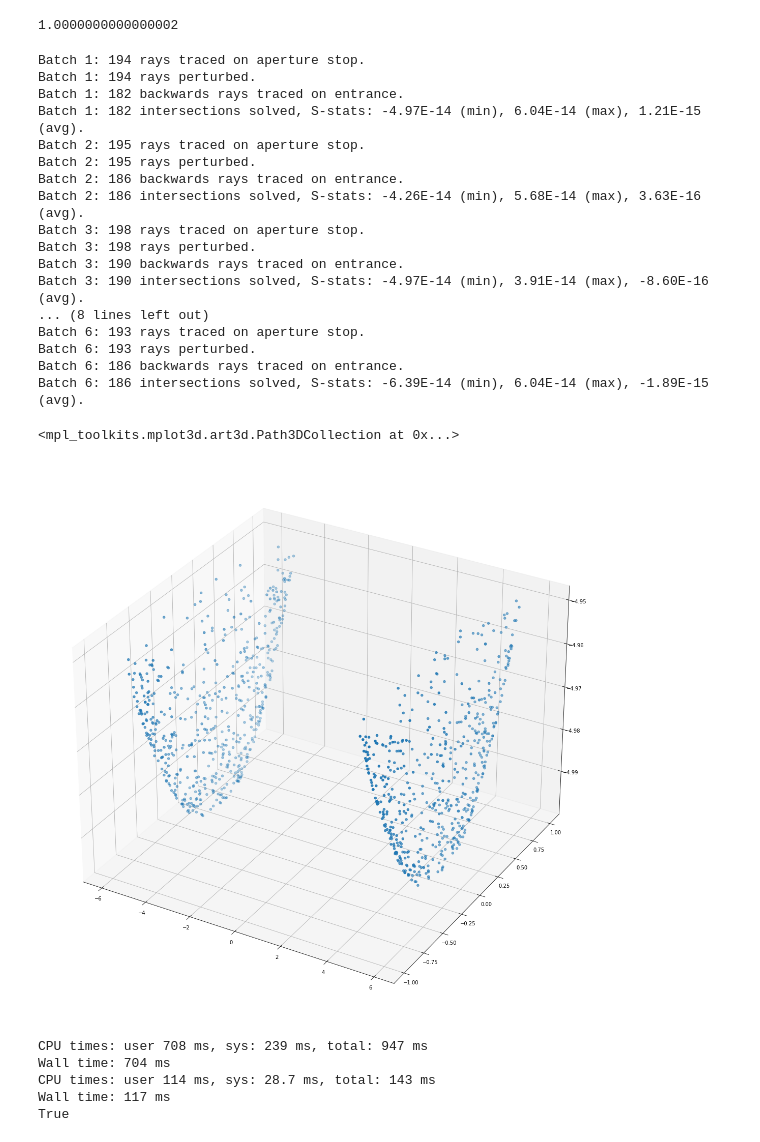
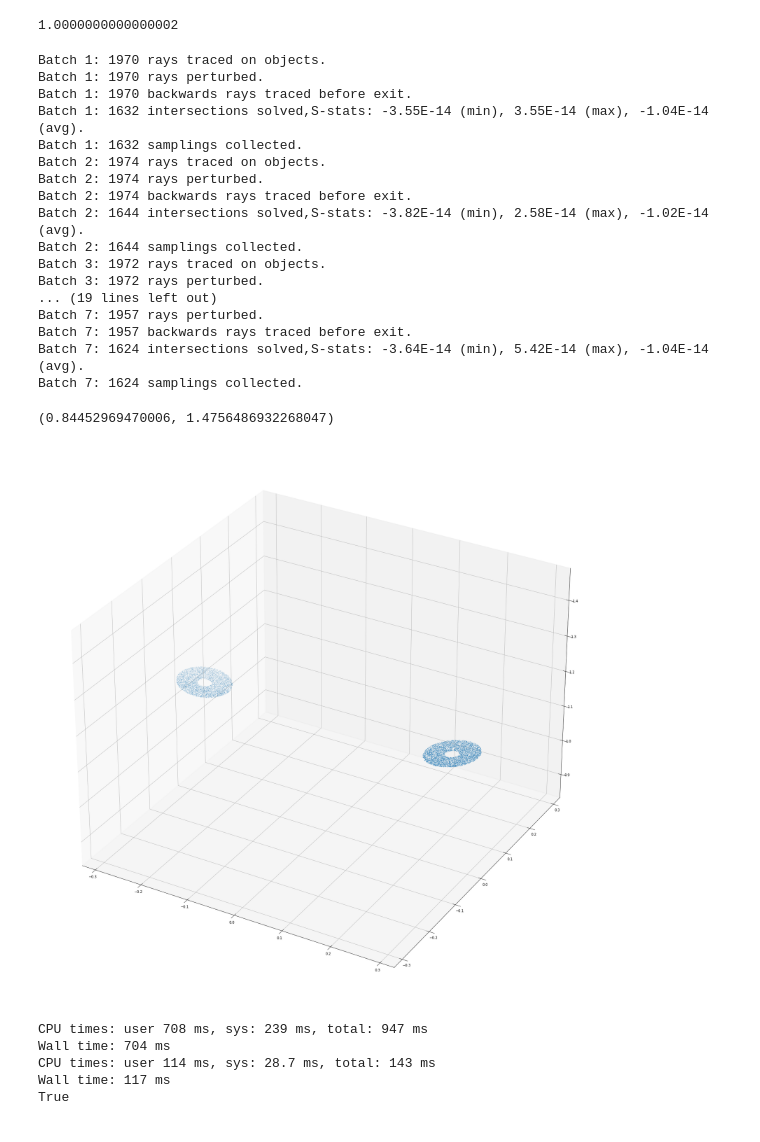
Before and after one commit to pigsboss/pimms, a Jupyter notebook: notes/raytracing.ipynb, the cells around one changed output. Cells and saved outputs as stored; diff of their text form; code cells hidden in the pictures.

```diff
--- a/notes/raytracing.ipynb
+++ b/notes/raytracing.ipynb
@@ -23,30 +22,35 @@ np.max(pt[-1]['direction'][m,2])
 [-1  0  4]
 1.0000000000000002
 # %%
-n=opn.entrance_pupil(min_samplings=1000,batch_rays=100,verbose=True)
-fig=plt.figure(figsize=(20,20))
+stops=opn.aperture_stop()
+n=opn.find_image(stops,'exit',perturbation=1e-3,min_samplings=10000,batch_rays=1000,verbose=True)
+fig=plt.figure(figsize=(30,30))
 ax=fig.add_subplot(111,projection='3d')
-ax.scatter(n[:,0],n[:,1],n[:,2])
+ax.scatter(n[:,0],n[:,1],n[:,2],'.',s=.1)
+extent=max(np.max(n[:,0])-np.min(n[:,0]), np.max(n[:,1])-np.min(n[:,1]), np.max(n[:,2])-np.min(n[:,2]))
+ax.set_xlim([np.mean(n[:,0])-extent/2.,np.mean(n[:,0])+extent/2.])
+ax.set_ylim([np.mean(n[:,1])-extent/2.,np.mean(n[:,1])+extent/2.])
+ax.set_zlim([np.mean(n[:,2])-extent/2.,np.mean(n[:,2])+extent/2.])
 # %% [output]
-Batch 1: 194 rays traced on aperture stop.
-Batch 1: 194 rays perturbed.
-Batch 1: 182 backwards rays traced on entrance.
-Batch 1: 182 intersections solved, S-stats: -4.97E-14 (min), 6.04E-14 (max), 1.21E-15 (avg).
-Batch 2: 195 rays traced on aperture stop.
-Batch 2: 195 rays perturbed.
-Batch 2: 186 backwards rays traced on entrance.
-Batch 2: 186 intersections solved, S-stats: -4.26E-14 (min), 5.68E-14 (max), 3.63E-16 (avg).
-Batch 3: 198 rays traced on aperture stop.
-Batch 3: 198 rays perturbed.
-Batch 3: 190 backwards rays traced on entrance.
-Batch 3: 190 intersections solved, S-stats: -4.97E-14 (min), 3.91E-14 (max), -8.60E-16 (avg).
-... (8 lines left out)
-Batch 6: 193 rays traced on aperture stop.
-Batch 6: 193 rays perturbed.
-Batch 6: 186 backwards rays traced on entrance.
-Batch 6: 186 intersections solved, S-stats: -6.39E-14 (min), 6.04E-14 (max), -1.89E-15 (avg).
+Batch 1: 1970 rays traced on objects.
+Batch 1: 1970 rays perturbed.
+Batch 1: 1970 backwards rays traced before exit.
+Batch 1: 1632 intersections solved,S-stats: -3.55E-14 (min), 3.55E-14 (max), -1.04E-14 (avg).
+Batch 1: 1632 samplings collected.
+Batch 2: 1974 rays traced on objects.
+Batch 2: 1974 rays perturbed.
+Batch 2: 1974 backwards rays traced before exit.
+Batch 2: 1644 intersections solved,S-stats: -3.82E-14 (min), 2.58E-14 (max), -1.02E-14 (avg).
+Batch 2: 1644 samplings collected.
+Batch 3: 1972 rays traced on objects.
+Batch 3: 1972 rays perturbed.
+... (19 lines left out)
+Batch 7: 1957 rays perturbed.
+Batch 7: 1957 backwards rays traced before exit.
+Batch 7: 1624 intersections solved,S-stats: -3.64E-14 (min), 5.42E-14 (max), -1.04E-14 (avg).
+Batch 7: 1624 samplings collected.
-<mpl_toolkits.mplot3d.art3d.Path3DCollection at 0x...>
+(0.84452969470006, 1.4756486932268047)
-[figure, old version]
+[figure, new version]
 # %%
 import pimms.optics as op
 reload(op)
```
Also changed, not shown: parts of 1 cell of this notebook, 1 other file.
